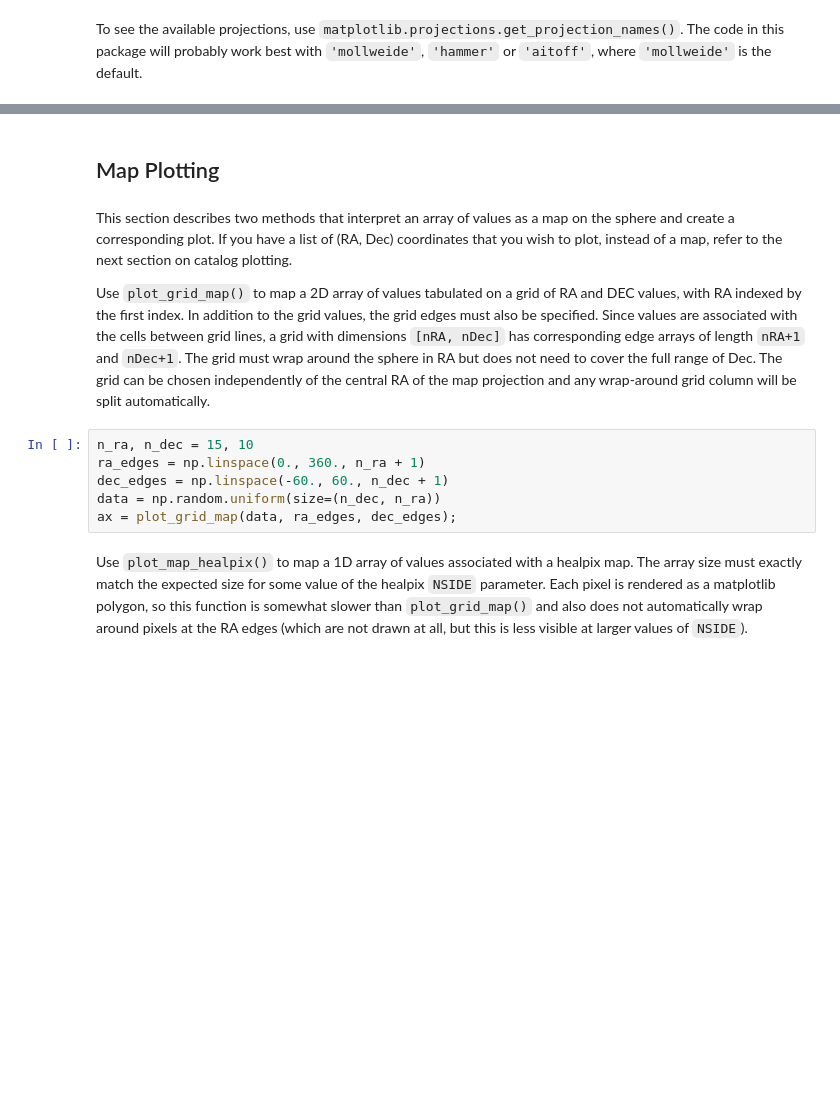
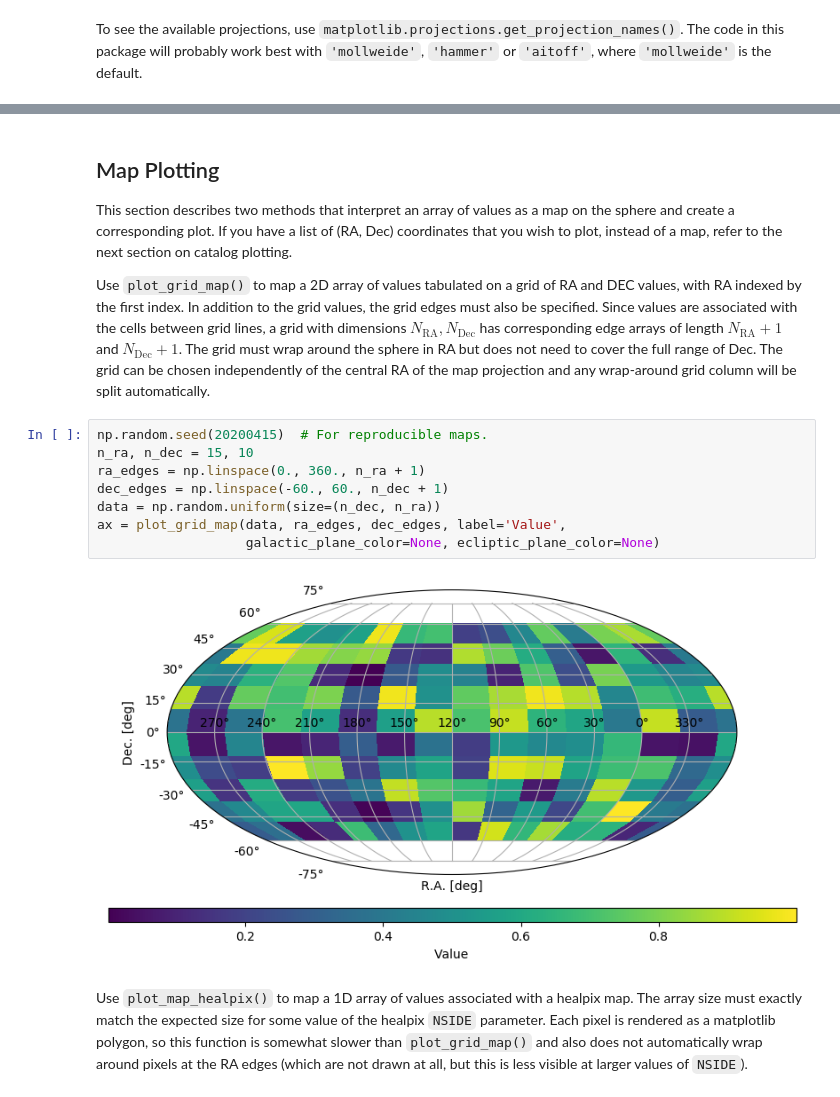
Before and after one commit to desihub/desiutil, a Jupyter notebook: doc/nb/SkyMapExamples.ipynb, the cells around one changed output, grey strips where cells are left out. Cells and saved outputs as stored; diff of their text form; blank space fills up the shorter version.

```diff
--- a/doc/nb/SkyMapExamples.ipynb
+++ b/doc/nb/SkyMapExamples.ipynb
@@ -159,15 +45,19 @@ get_projection_names()
-# %% [markdown]
-## Map Plotting
 # %% [markdown]
+## Map Plotting
+
 This section describes two methods that interpret an array of values as a map on the sphere and create a corresponding plot.  If you have a list of (RA, Dec) coordinates that you wish to plot, instead of a map, refer to the next section on catalog plotting.
 
-Use `plot_grid_map()` to map a 2D array of values tabulated on a grid of RA and DEC values, with RA indexed by the first index.  In addition to the grid values, the grid edges must also be specified. Since values are associated with the cells between grid lines, a grid with dimensions `[nRA, nDec]` has corresponding edge arrays of length `nRA+1` and `nDec+1`. The grid must wrap around the sphere in RA but does not need to cover the full range of Dec.  The grid can be chosen independently of the central RA of the map projection and any wrap-around grid column will be split automatically.
+Use `plot_grid_map()` to map a 2D array of values tabulated on a grid of RA and DEC values, with RA indexed by the first index.  In addition to the grid values, the grid edges must also be specified. Since values are associated with the cells between grid lines, a grid with dimensions $N_{\mathrm{RA}}, N_{\mathrm{Dec}}$ has corresponding edge arrays of length $N_{\mathrm{RA}} + 1$ and $N_{\mathrm{Dec}} + 1$. The grid must wrap around the sphere in RA but does not need to cover the full range of Dec.  The grid can be chosen independently of the central RA of the map projection and any wrap-around grid column will be split automatically.
 # %%
+np.random.seed(20200415)  # For reproducible maps.
 n_ra, n_dec = 15, 10
 ra_edges = np.linspace(0., 360., n_ra + 1)
 dec_edges = np.linspace(-60., 60., n_dec + 1)
 data = np.random.uniform(size=(n_dec, n_ra))
-ax = plot_grid_map(data, ra_edges, dec_edges);
+ax = plot_grid_map(data, ra_edges, dec_edges, label='Value',
+                   galactic_plane_color=None, ecliptic_plane_color=None)
+# %% [output]
+[figure, added]
 # %% [markdown]
 Use `plot_map_healpix()` to map a 1D array of values associated with a healpix map. The array size must exactly match the expected size for some value of the healpix `NSIDE` parameter.  Each pixel is rendered as a matplotlib polygon, so this function is somewhat slower than `plot_grid_map()` and also does not automatically wrap around pixels at the RA edges (which are not drawn at all, but this is less visible at larger values of `NSIDE`).
 # %%
```
Also changed, not shown: parts of 32 cells of this notebook.
